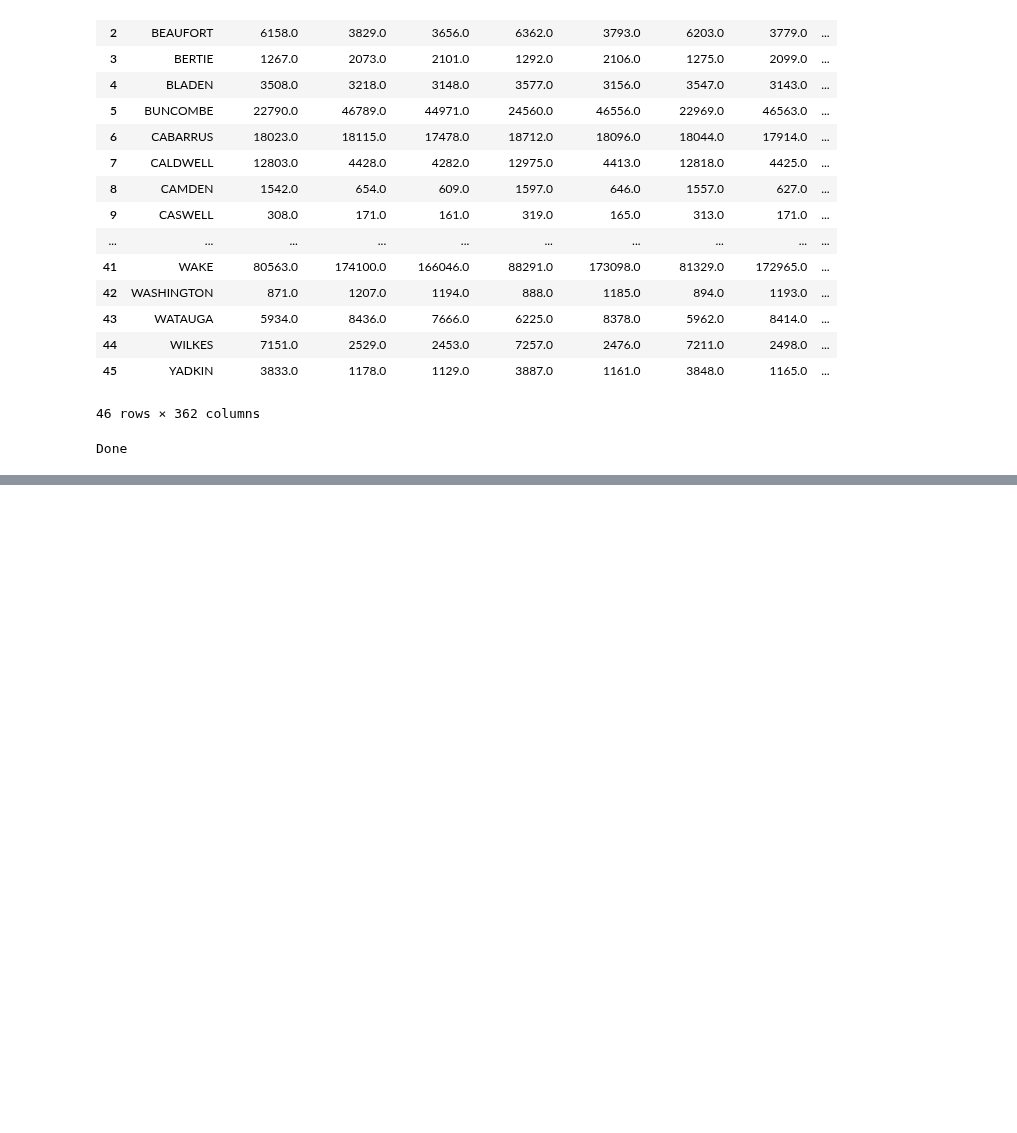
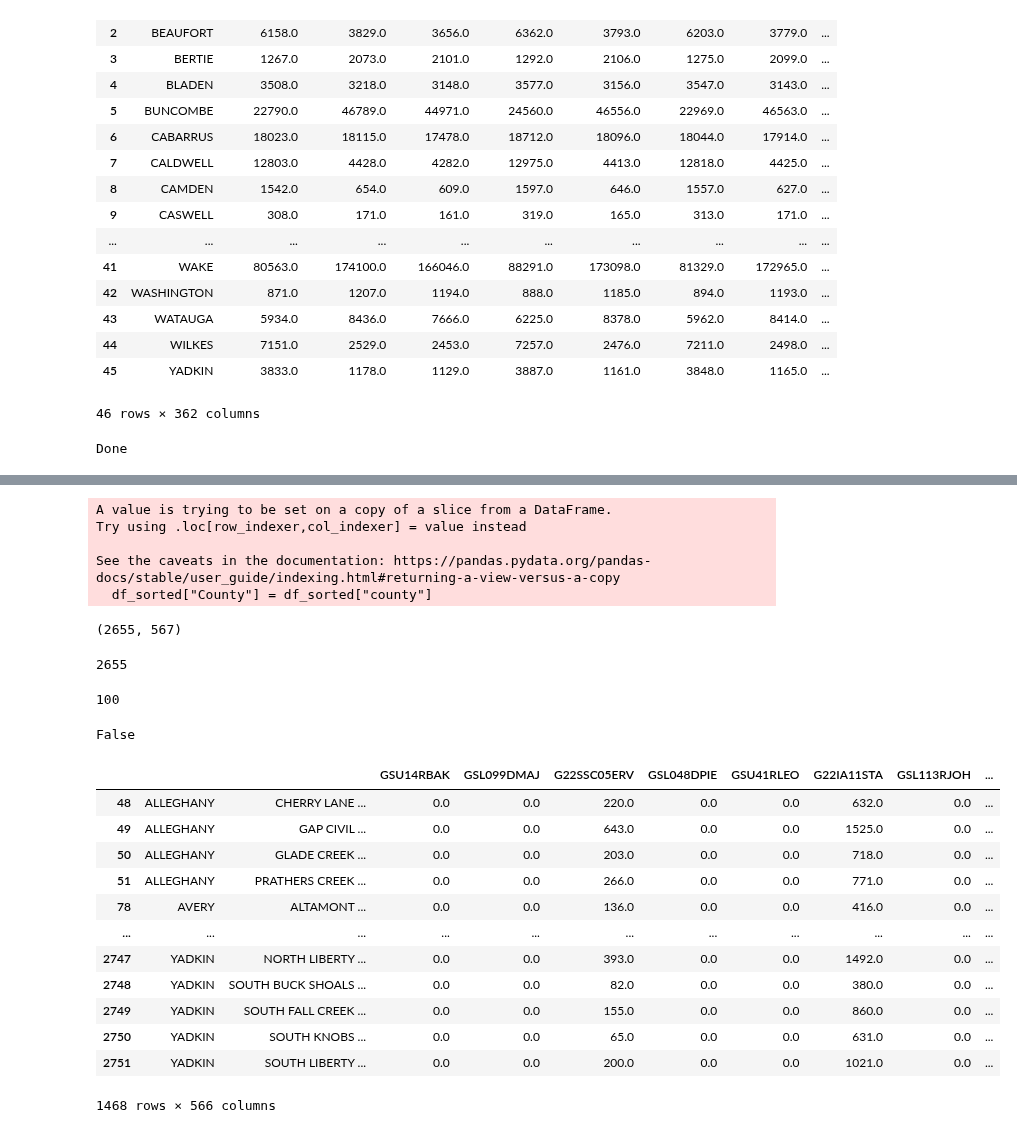
Before and after one commit to nonpartisan-redistricting-datahub/pber_collection, a Jupyter notebook: NC/2022/nc_election_results.ipynb, the cells around one changed output, grey strips where cells are left out. Drawn from its saved outputs; the diff is of its cells as text; code cells hidden in the pictures; blank space fills up the shorter version.

Commit message:
code almost ready - shp needs updates and votes need checks

```diff
--- a/NC/2022/nc_election_results.ipynb
+++ b/NC/2022/nc_election_results.ipynb
@@ -263,0 +679,31 @@ False
+# %%
+#Testing which precinct identifier column better matches
+enr_merge = pd.merge(gdf_sorted, df_sorted.fillna(value=0), left_on=['county_nam','enr_desc'], right_on=['county','precinct_name'], how='outer', indicator=True)
+prec_id_merge = pd.merge(gdf_sorted, df_sorted.fillna(value=0), left_on=['county_nam','prec_id'], right_on=['county','precinct_name'], how='outer', indicator=True)
+#enr_merge[["county_nam", "enr_desc","prec_id", "county","precinct_name","_merge"]][enr_merge['_merge']!="both"].to_csv("./enr_merge.csv")
+#prec_id_merge[["county_nam", "enr_desc","prec_id", "county","precinct_name","_merge"]][prec_id_merge['_merge']!="both"].to_csv("./prec_id_merge.csv")
+
+
+#Correct precinct names to make them match between sorted df for isolated counties and gdf for isolated counties
+gdf_sorted["prec"] = gdf_sorted["enr_desc"].str.upper()
+gdf_sorted.loc[(gdf_sorted["county_nam"]=="BUNCOMBE")|(gdf_sorted["county_nam"]=="DURHAM"),"prec"] = gdf_sorted["prec_id"]
+gdf_sorted.loc[(gdf_sorted["county_nam"]=="NORTHAMPTON")&(gdf_sorted["enr_desc"]=="GARYSBURG/PLEASA_PLEASANT HILL"),"prec"] = "GARYSBURG/PLEASANT HILL"
+gdf_sorted.loc[(gdf_sorted["county_nam"]=="ORANGE")&(gdf_sorted["enr_desc"]=="HillsboroughEast"),"prec"] = "HILLSBOROUGH EAST"
+gdf_sorted.loc[gdf_sorted["county_nam"]=="MECKLENBURG", "prec"] = "PCT "+gdf_sorted["enr_desc"].str.zfill(3)
+gdf_sorted.loc[(gdf_sorted["county_nam"]=="MECKLENBURG")&(gdf_sorted["enr_desc"].str.endswith(".1")), "prec"] = "PCT "+gdf_sorted["enr_desc"].str.slice(stop=-2)
+gdf_sorted.loc[(gdf_sorted["county_nam"]=="AVERY")&(gdf_sorted["prec_id"]=="14"), "prec"] = "NEWLAND 1"
+gdf_sorted.loc[(gdf_sorted["county_nam"]=="AVERY")&(gdf_sorted["prec_id"]=="15"), "prec"] = "NEWLAND 2"
+gdf_sorted.loc[(gdf_sorted["county_nam"]=="CASWELL")&(gdf_sorted["enr_desc"]=="YANCEYVILLE 2"), "prec"] = "YANCEYVILLE"
+gdf_sorted.loc[(gdf_sorted["county_nam"]=="PITT")&(gdf_sorted["enr_desc"]=="GREENVILE  13A"), "prec"] = "GREENVILLE 13A"
+gdf_sorted.loc[(gdf_sorted["county_nam"]=="JOHNSTON")&(gdf_sorted["prec_id"]=="PR25"), "prec"] = "WEST SELMA"
+gdf_sorted.loc[gdf_sorted["county_nam"]=="WAKE", "prec"] = "PRECINCT "+gdf_sorted["enr_desc"].str.zfill(4)
+gdf_sorted.loc[gdf_sorted["county_nam"]=="LEE", "prec"] = "PRECINCT "+gdf_sorted["enr_desc"]
+df_sorted["prec"] = df_sorted["precinct_name"].str.upper()
+df_sorted["prec"] = df_sorted["precinct_name"].str.replace("#","")
+df_sorted["prec"] = df_sorted["prec"].astype(str).str.replace("  ", " ")
+gdf_sorted["prec"] = gdf_sorted["prec"].astype(str).str.replace("  ", " ")
+
+
+#Re-merge for max match
+enr_prec_merge = pd.merge(gdf_sorted, df_sorted.fillna(value=0), left_on=['county_nam','prec'], right_on=['county','prec'], how='outer', indicator=True)
+enr_prec_merge[["county_nam", "enr_desc","prec_id", "county","precinct_name","prec","_merge"]][enr_prec_merge["_merge"]!="both"].to_csv("./enr_prec_merge.csv")
@@ -263,0 +768,11 @@ False
+# %%
+#Isolate counties from unsorted df that do not need sorting
+df_unsorted = df_pivot[~df_pivot['County'].isin(sorted_counties)]
+df_sorted["County"] = df_sorted["county"]
+#common columns are elction columns and UNIQUE_ID
+# %% [output]
+A value is trying to be set on a copy of a slice from a DataFrame.
+Try using .loc[row_indexer,col_indexer] = value instead
+
+See the caveats in the documentation: https://pandas.pydata.org/pandas-docs/stable/user_guide/indexing.html#returning-a-view-versus-a-copy
+  df_sorted["County"] = df_sorted["county"]
@@ -263,0 +781,37 @@ False
+# %%
+df_unsorted = df_unsorted[set(df_unsorted.columns)]
+df_sorted = df_sorted[set(df_sorted.columns)]
+#How is df[set(df.columns)] different from just df???
+
+dff = pd.concat([df_unsorted, df_sorted], ignore_index=True)#, keys=['County', 'UNIQUE_ID'])
+dff.shape
+# %% [output]
+(2655, 567)
+# %%
+dff['UNIQUE_ID'].nunique()
+# %% [output]
+2655
+# %%
+dff['County'].nunique()
+# %% [output]
+100
+# %%
+dff["County"].isna().any()
+# %% [output]
+False
+# %%
+df_sorted[set(df_sorted.columns)]
+# %% [output]
+|  |  |  | GSU14RBAK | GSL099DMAJ | G22SSC05ERV | GSL048DPIE | GSU41RLEO | G22IA11STA | GSL113RJOH | ... |
+| 48 | ALLEGHANY | CHERRY LANE ... | 0.0 | 0.0 | 220.0 | 0.0 | 0.0 | 632.0 | 0.0 | ... |
+| 49 | ALLEGHANY | GAP CIVIL ... | 0.0 | 0.0 | 643.0 | 0.0 | 0.0 | 1525.0 | 0.0 | ... |
+| 50 | ALLEGHANY | GLADE CREEK ... | 0.0 | 0.0 | 203.0 | 0.0 | 0.0 | 718.0 | 0.0 | ... |
+| 51 | ALLEGHANY | PRATHERS CREEK ... | 0.0 | 0.0 | 266.0 | 0.0 | 0.0 | 771.0 | 0.0 | ... |
+| 78 | AVERY | ALTAMONT ... | 0.0 | 0.0 | 136.0 | 0.0 | 0.0 | 416.0 | 0.0 | ... |
+| ... | ... | ... | ... | ... | ... | ... | ... | ... | ... | ... |
+| 2747 | YADKIN | NORTH LIBERTY ... | 0.0 | 0.0 | 393.0 | 0.0 | 0.0 | 1492.0 | 0.0 | ... |
+| 2748 | YADKIN | SOUTH BUCK SHOALS ... | 0.0 | 0.0 | 82.0 | 0.0 | 0.0 | 380.0 | 0.0 | ... |
+| 2749 | YADKIN | SOUTH FALL CREEK ... | 0.0 | 0.0 | 155.0 | 0.0 | 0.0 | 860.0 | 0.0 | ... |
+| 2750 | YADKIN | SOUTH KNOBS ... | 0.0 | 0.0 | 65.0 | 0.0 | 0.0 | 631.0 | 0.0 | ... |
+| 2751 | YADKIN | SOUTH LIBERTY ... | 0.0 | 0.0 | 200.0 | 0.0 | 0.0 | 1021.0 | 0.0 | ... |
+1468 rows × 566 columns
```
Also changed, not shown: parts of 68 cells of this notebook.
